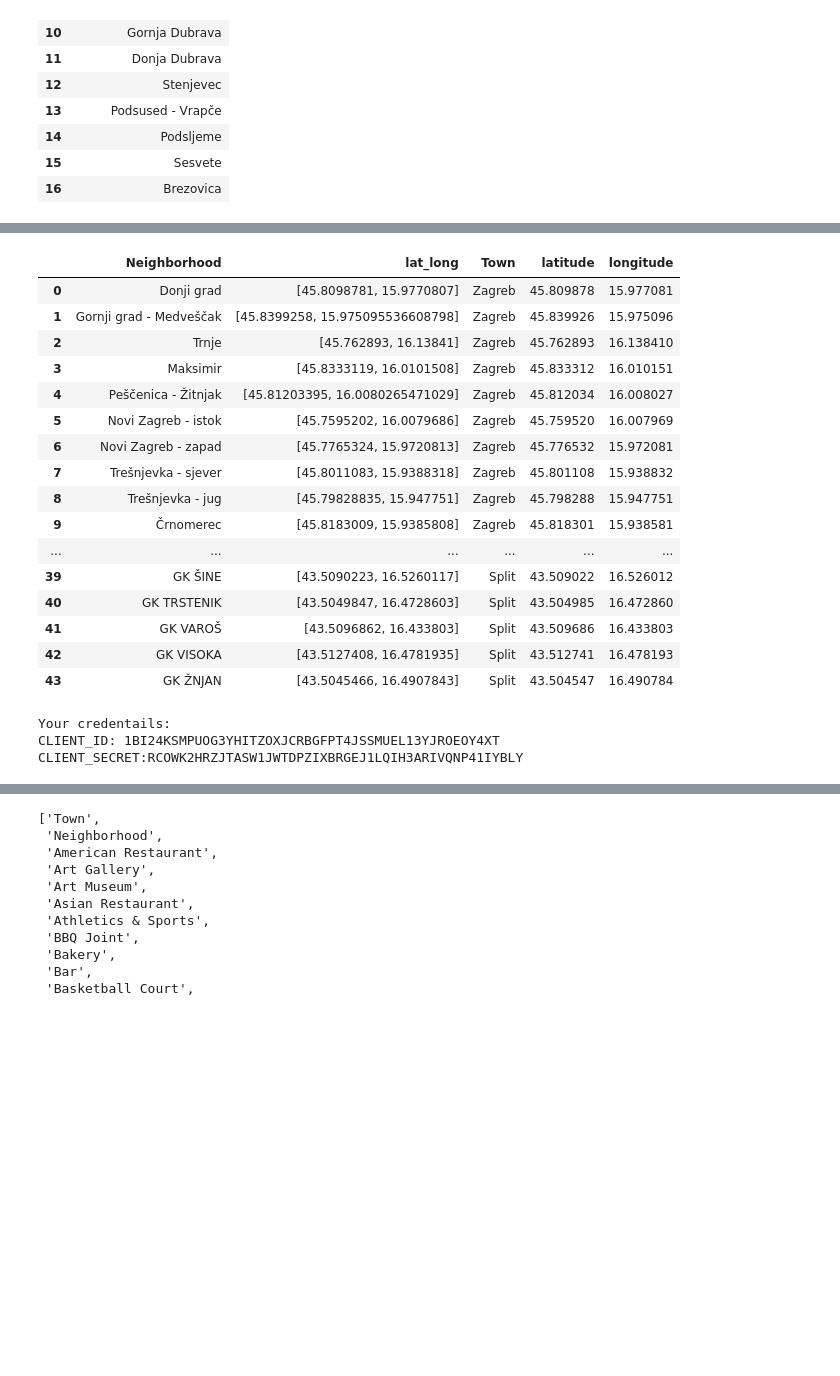
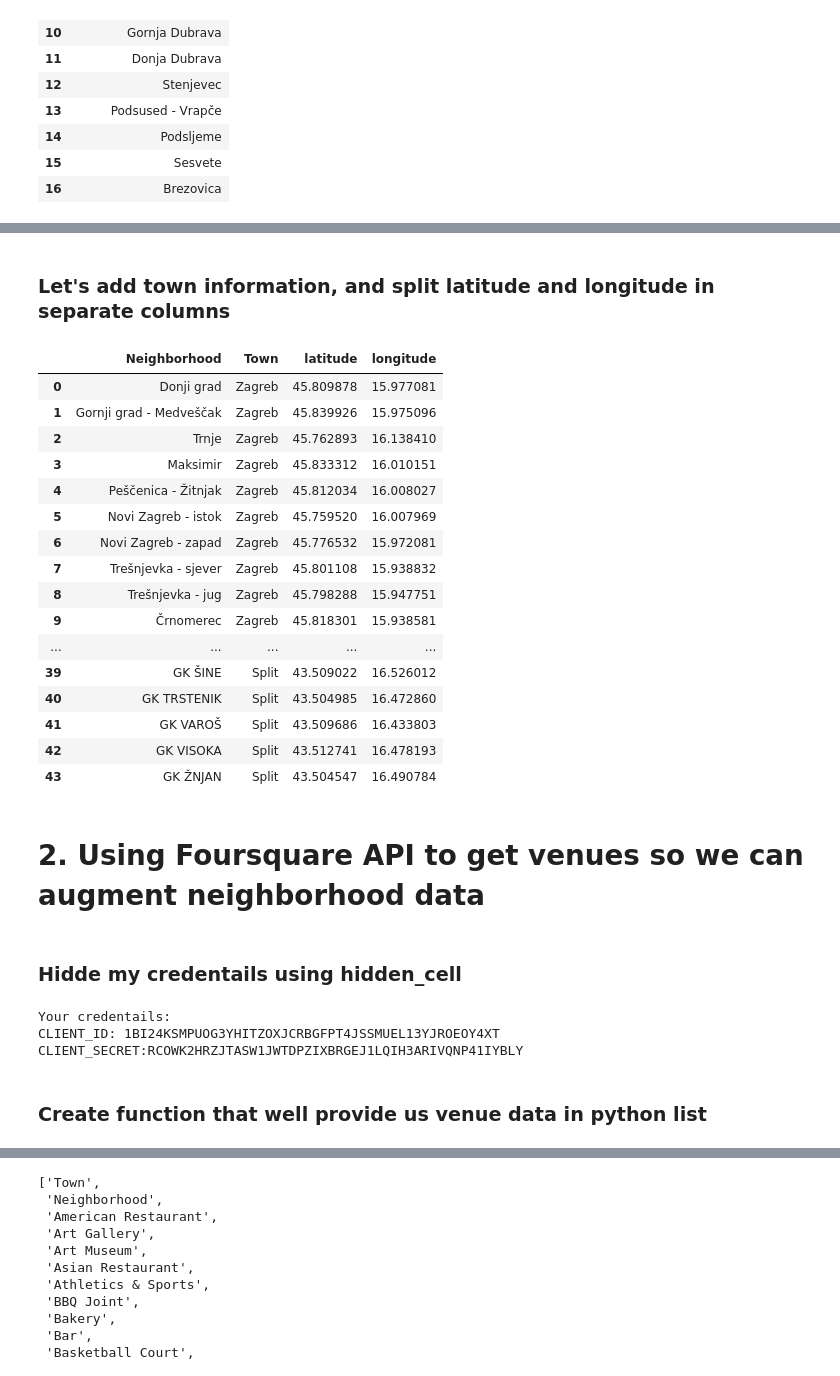
Before and after one commit to milevucko/Coursera_Capstone, a Jupyter notebook: final_1.ipynb, the cells around one changed output, grey strips where cells are left out. Cells and saved outputs as stored; diff of their text form; code cells hidden in the pictures; blank space fills up the shorter version.

```diff
--- a/final_1.ipynb
+++ b/final_1.ipynb
@@ -385,30 +310,43 @@ full_towns_df
+# %% [markdown]
+### Let's add town information, and split latitude and longitude in separate columns
 # %%
+zagreb_gk['Town'] = 'Zagreb'
+split_gk['Town'] = 'Split'
+full_towns_df = zagreb_gk.append(split_gk)
+full_towns_df.reset_index(drop=True, inplace=True)
 full_towns_df['latitude'] = [tmp_row[0] for tmp_row in full_towns_df['lat_long']]
 full_towns_df['longitude'] = [tmp_row[1] for tmp_row in full_towns_df['lat_long']]
+full_towns_df.drop(['lat_long'], axis=1, inplace=True)
 full_towns_df
 # %% [output]
-|  | Neighborhood | lat_long | Town | latitude | longitude |
-| 0 | Donji grad | [45.8098781, 15.9770807] | Zagreb | 45.809878 | 15.977081 |
-| 1 | Gornji grad - Medveščak | [45.8399258, 15.975095536608798] | Zagreb | 45.839926 | 15.975096 |
-| 2 | Trnje | [45.762893, 16.13841] | Zagreb | 45.762893 | 16.138410 |
-| 3 | Maksimir | [45.8333119, 16.0101508] | Zagreb | 45.833312 | 16.010151 |
-| 4 | Peščenica - Žitnjak | [45.81203395, 16.0080265471029] | Zagreb | 45.812034 | 16.008027 |
-| 5 | Novi Zagreb - istok | [45.7595202, 16.0079686] | Zagreb | 45.759520 | 16.007969 |
-| 6 | Novi Zagreb - zapad | [45.7765324, 15.9720813] | Zagreb | 45.776532 | 15.972081 |
-| 7 | Trešnjevka - sjever | [45.8011083, 15.9388318] | Zagreb | 45.801108 | 15.938832 |
-| 8 | Trešnjevka - jug | [45.79828835, 15.947751] | Zagreb | 45.798288 | 15.947751 |
-| 9 | Črnomerec | [45.8183009, 15.9385808] | Zagreb | 45.818301 | 15.938581 |
-| ... | ... | ... | ... | ... | ... |
-| 39 | GK ŠINE | [43.5090223, 16.5260117] | Split | 43.509022 | 16.526012 |
-| 40 | GK TRSTENIK | [43.5049847, 16.4728603] | Split | 43.504985 | 16.472860 |
-| 41 | GK VAROŠ | [43.5096862, 16.433803] | Split | 43.509686 | 16.433803 |
-| 42 | GK VISOKA | [43.5127408, 16.4781935] | Split | 43.512741 | 16.478193 |
-| 43 | GK ŽNJAN | [43.5045466, 16.4907843] | Split | 43.504547 | 16.490784 |
+|  | Neighborhood | Town | latitude | longitude |
+| 0 | Donji grad | Zagreb | 45.809878 | 15.977081 |
+| 1 | Gornji grad - Medveščak | Zagreb | 45.839926 | 15.975096 |
+| 2 | Trnje | Zagreb | 45.762893 | 16.138410 |
+| 3 | Maksimir | Zagreb | 45.833312 | 16.010151 |
+| 4 | Peščenica - Žitnjak | Zagreb | 45.812034 | 16.008027 |
+| 5 | Novi Zagreb - istok | Zagreb | 45.759520 | 16.007969 |
+| 6 | Novi Zagreb - zapad | Zagreb | 45.776532 | 15.972081 |
+| 7 | Trešnjevka - sjever | Zagreb | 45.801108 | 15.938832 |
+| 8 | Trešnjevka - jug | Zagreb | 45.798288 | 15.947751 |
+| 9 | Črnomerec | Zagreb | 45.818301 | 15.938581 |
+| ... | ... | ... | ... | ... |
+| 39 | GK ŠINE | Split | 43.509022 | 16.526012 |
+| 40 | GK TRSTENIK | Split | 43.504985 | 16.472860 |
+| 41 | GK VAROŠ | Split | 43.509686 | 16.433803 |
+| 42 | GK VISOKA | Split | 43.512741 | 16.478193 |
+| 43 | GK ŽNJAN | Split | 43.504547 | 16.490784 |
+# %% [markdown]
+# 2. Using Foursquare API to get venues so we can augment neighborhood data
+# %% [markdown]
+### Hidde my credentails using hidden_cell
 # %%
 # The code was removed by Watson Studio for sharing.
 # %% [output]
 Your credentails:
 CLIENT_ID: 1BI24KSMPUOG3YHITZOXJCRBGFPT4JSSMUEL13YJROEOY4XT
 CLIENT_SECRET:RCOWK2HRZJTASW1JWTDPZIXBRGEJ1LQIH3ARIVQNP41IYBLY
+# %% [markdown]
+### Create function that well provide us venue data in python list
 # %%
 def get_venues(towns, names, latitudes, longitudes, radius=800):
```
Also changed, not shown: parts of 97 cells of this notebook.
